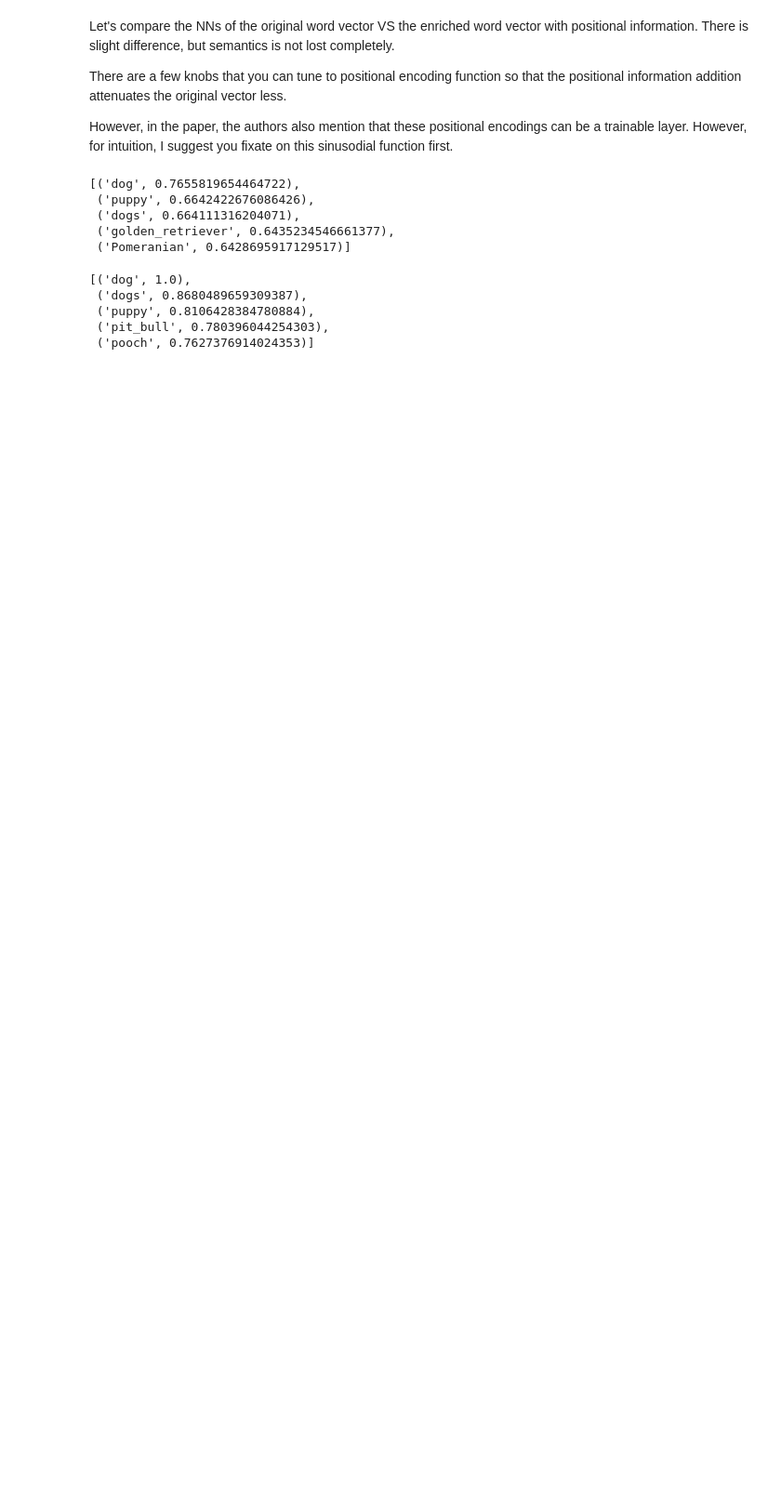
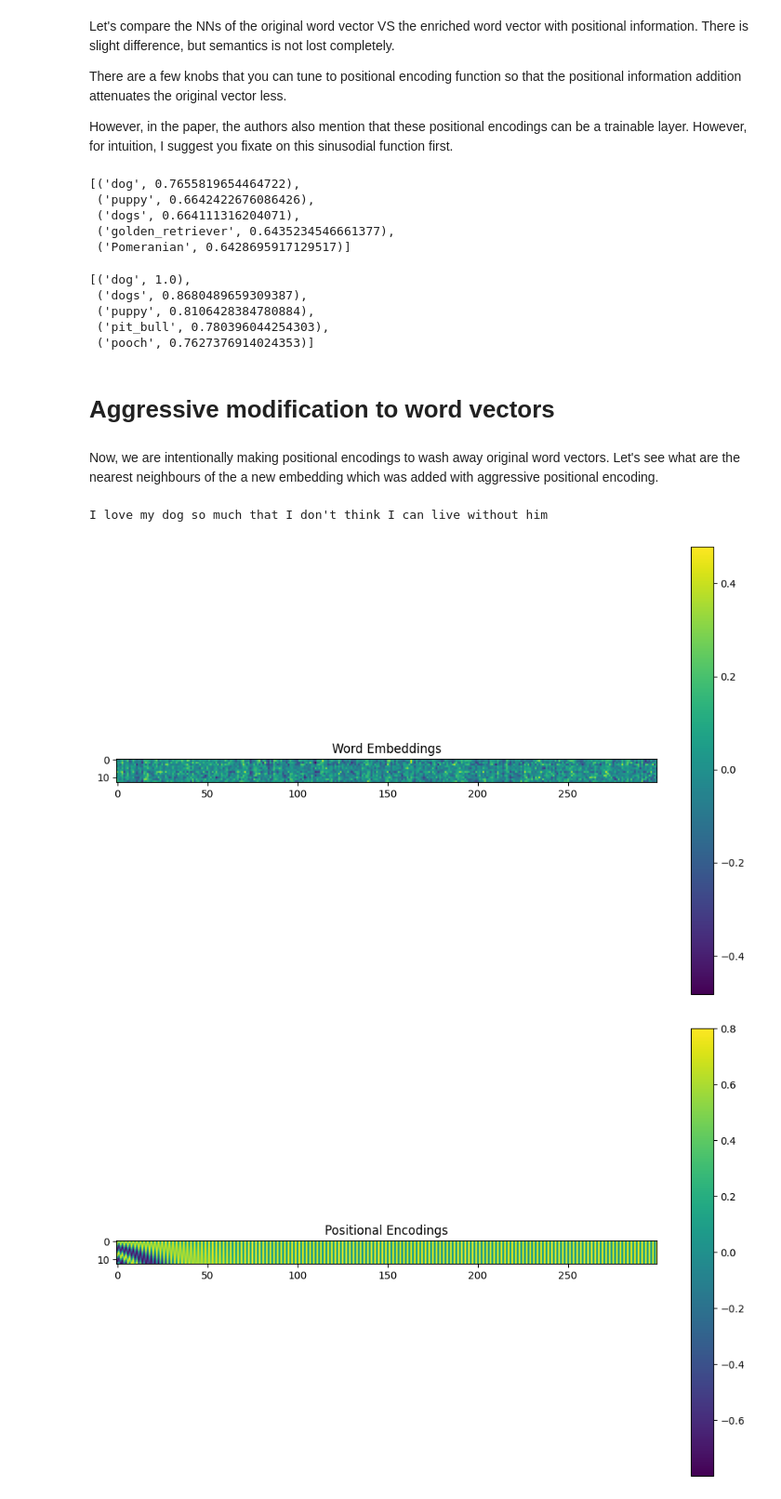
Before and after one commit to ArkAung/transformer_tutorial, a Jupyter notebook: intuition_behind_word_embeddings_with_positional_information.ipynb, the cells around one changed output. Shown: that part at 93% size. Cells and saved outputs as stored; diff of their text form; code cells hidden in the pictures; blank space fills up the shorter version.

```diff
--- a/intuition_behind_word_embeddings_with_positional_information.ipynb
+++ b/intuition_behind_word_embeddings_with_positional_information.ipynb
@@ -155,3 +156,41 @@ wv.similar_by_vector(original, topn=5)
  ('puppy', 0.8106428384780884),
  ('pit_bull', 0.780396044254303),
  ('pooch', 0.7627376914024353)]
+# %% [markdown]
+# Aggressive modification to word vectors
+# %% [markdown]
+Now, we are intentionally making positional encodings to wash away original word vectors. Let's see what are the nearest neighbours of the a new embedding which was added with aggressive positional encoding.
+# %%
+print(sentence)
+# %% [output]
+I love my dog so much that I don't think I can live without him
+# %%
+# Amplify positional encodings by 4 times
+positional_encodings *= 4
+
+# Add the positional encodings to the word embeddings
+word_plus_positional_embeddings = {word: embedding + positional_encodings[i] for i, (word, embedding) in enumerate(word_embeddings.items())}
+
+# Visualize the word embeddings
+plt.figure(figsize=(12, 8))
+plt.imshow(np.array(list(word_embeddings.values())))
+plt.title('Word Embeddings')
+plt.colorbar()
+plt.show()
+
+# Visualize the positional encodings
+plt.figure(figsize=(12, 8))
+plt.imshow(positional_encodings)
+plt.title('Positional Encodings')
+plt.colorbar()
+plt.show()
+
+# Visualize the combined word plus positional embeddings
+plt.figure(figsize=(12, 8))
+plt.imshow(np.array(list(word_plus_positional_embeddings.values())))
+plt.title('Word + Positional Embeddings')
+plt.colorbar()
+plt.show()
+# %% [output]
+[figure, added]
+[figure, added]
```
Also changed, not shown: parts of 22 cells of this notebook.
